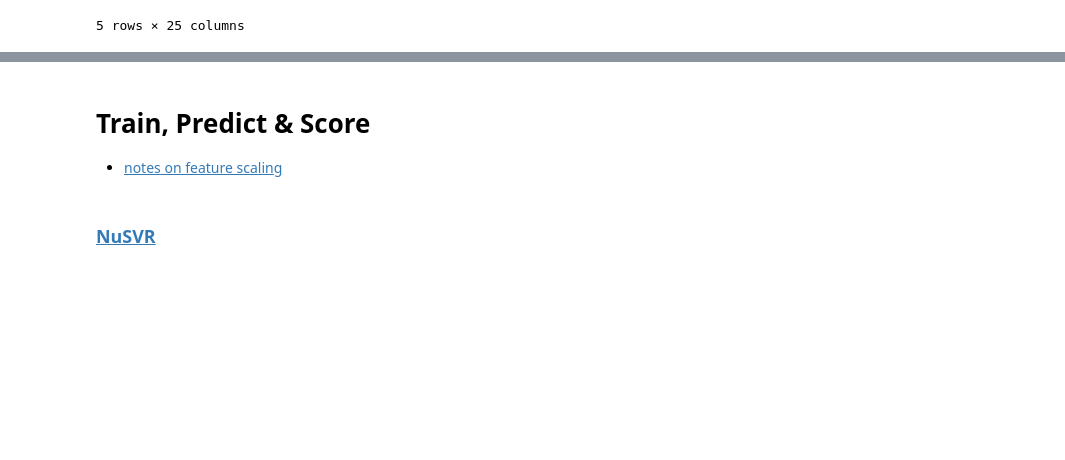
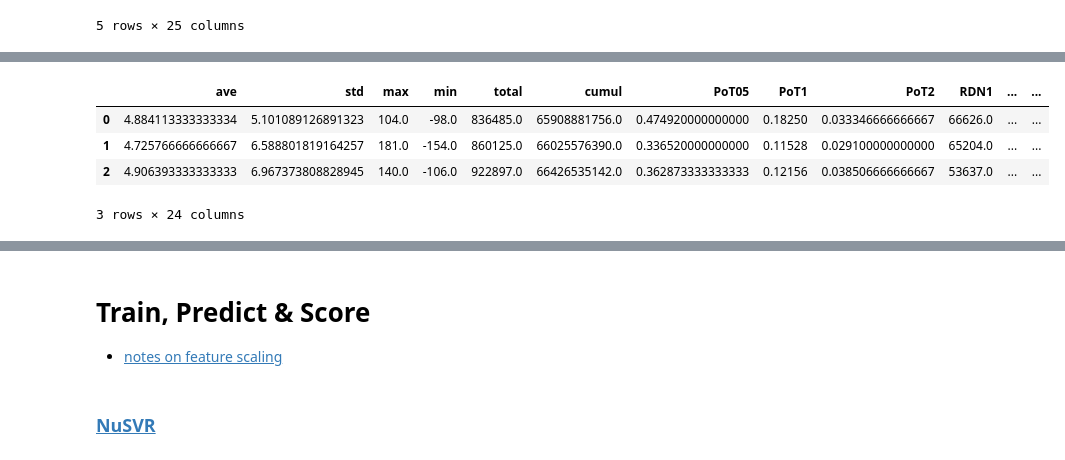
Before and after one commit to Pen-b/LANL, a Jupyter notebook: notebooks/v4_more_feat_eng.ipynb, the cells around one changed output, grey strips where cells are left out. Saved outputs shown, nothing was run; the diff lists cells and outputs as text; code cells hidden in the pictures; blank space fills up the shorter version.

```diff
--- a/notebooks/v4_more_feat_eng.ipynb
+++ b/notebooks/v4_more_feat_eng.ipynb
@@ -219,8 +220,8 @@ for seq in sequences:
 # %% [output]
 0,1,2,3,4,5,6,7,8,9,10,11,12,13,14,15,16,
 # %%
-X_train = pd.concat(X,sort=False).reset_index(drop=True)
-y_train = pd.concat(y,sort=False).reset_index(drop=True)
+X_train = pd.concat(Xs,sort=False).reset_index(drop=True)
+y_train = pd.concat(ys,sort=False).reset_index(drop=True)
 # %%
 X_train.head()
 # %% [output]
@@ -233,0 +293,8 @@ X_train.head()
+# %%
+X_train.iloc[:3,1:-1]
+# %% [output]
+|  | ave | std | max | min | total | cumul | PoT05 | PoT1 | PoT2 | RDN1 | ... | ... |
+| 0 | 4.884113333333334 | 5.101089126891323 | 104.0 | -98.0 | 836485.0 | 65908881756.0 | 0.474920000000000 | 0.18250 | 0.033346666666667 | 66626.0 | ... | ... |
+| 1 | 4.725766666666667 | 6.588801819164257 | 181.0 | -154.0 | 860125.0 | 66025576390.0 | 0.336520000000000 | 0.11528 | 0.029100000000000 | 65204.0 | ... | ... |
+| 2 | 4.906393333333333 | 6.967373808828945 | 140.0 | -106.0 | 922897.0 | 66426535142.0 | 0.362873333333333 | 0.12156 | 0.038506666666667 | 53637.0 | ... | ... |
+3 rows × 24 columns
```
Also changed, not shown: parts of 33 cells of this notebook, 1 other file.
